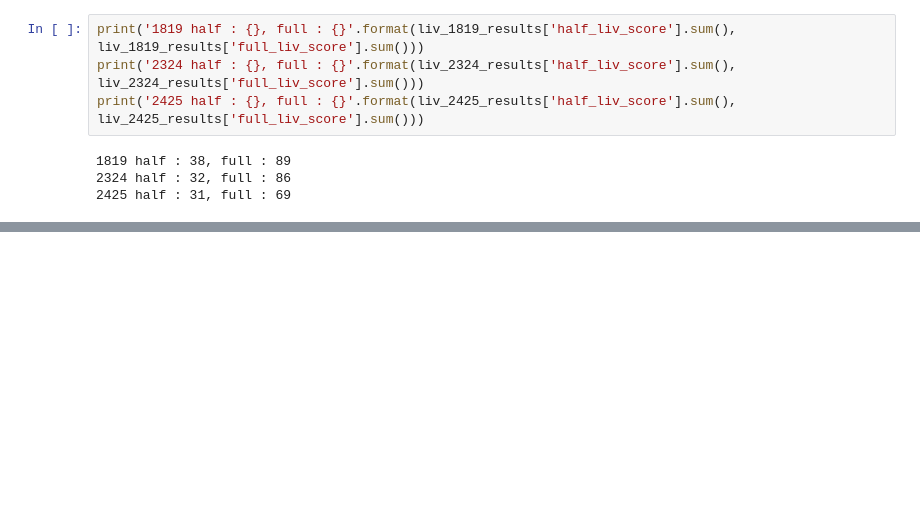
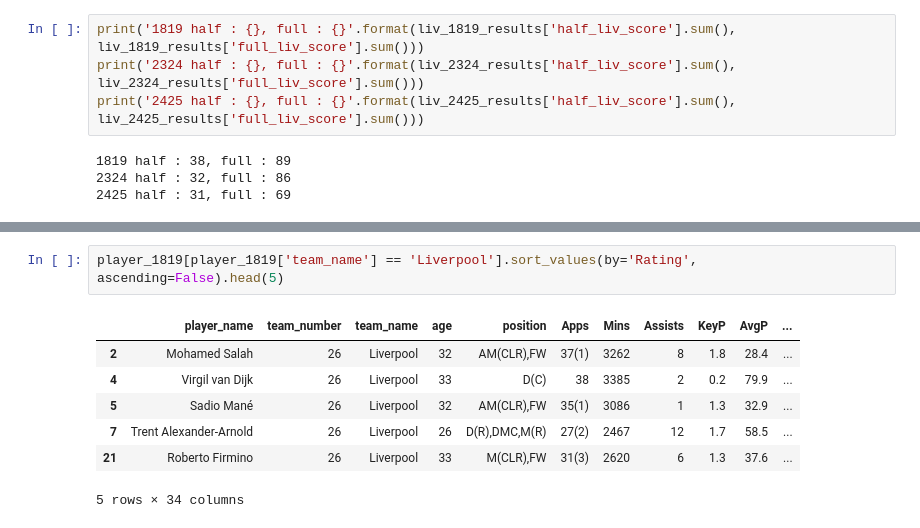
Before and after one commit to jmlee8939/Klopp-vs-Slot, a Jupyter notebook: note.ipynb, the cells around one changed output, grey strips where cells are left out. Drawn from its saved outputs; the diff is of its cells as text; blank space fills up the shorter version.

```diff
--- a/note.ipynb
+++ b/note.ipynb
@@ -469,0 +578,10 @@ print('2425 half : {}, full : {}'.format(liv_2425_results['half_liv_score'].sum(
+# %%
+player_1819[player_1819['team_name'] == 'Liverpool'].sort_values(by='Rating', ascending=False).head(5)
+# %% [output]
+|  | player_name | team_number | team_name | age | position | Apps | Mins | Assists | KeyP | AvgP | ... |
+| 2 | Mohamed Salah | 26 | Liverpool | 32 | AM(CLR),FW | 37(1) | 3262 | 8 | 1.8 | 28.4 | ... |
+| 4 | Virgil van Dijk | 26 | Liverpool | 33 | D(C) | 38 | 3385 | 2 | 0.2 | 79.9 | ... |
+| 5 | Sadio Mané | 26 | Liverpool | 32 | AM(CLR),FW | 35(1) | 3086 | 1 | 1.3 | 32.9 | ... |
+| 7 | Trent Alexander-Arnold | 26 | Liverpool | 26 | D(R),DMC,M(R) | 27(2) | 2467 | 12 | 1.7 | 58.5 | ... |
+| 21 | Roberto Firmino | 26 | Liverpool | 33 | M(CLR),FW | 31(3) | 2620 | 6 | 1.3 | 37.6 | ... |
+5 rows × 34 columns
```
Also changed, not shown: parts of 18 cells of this notebook.
